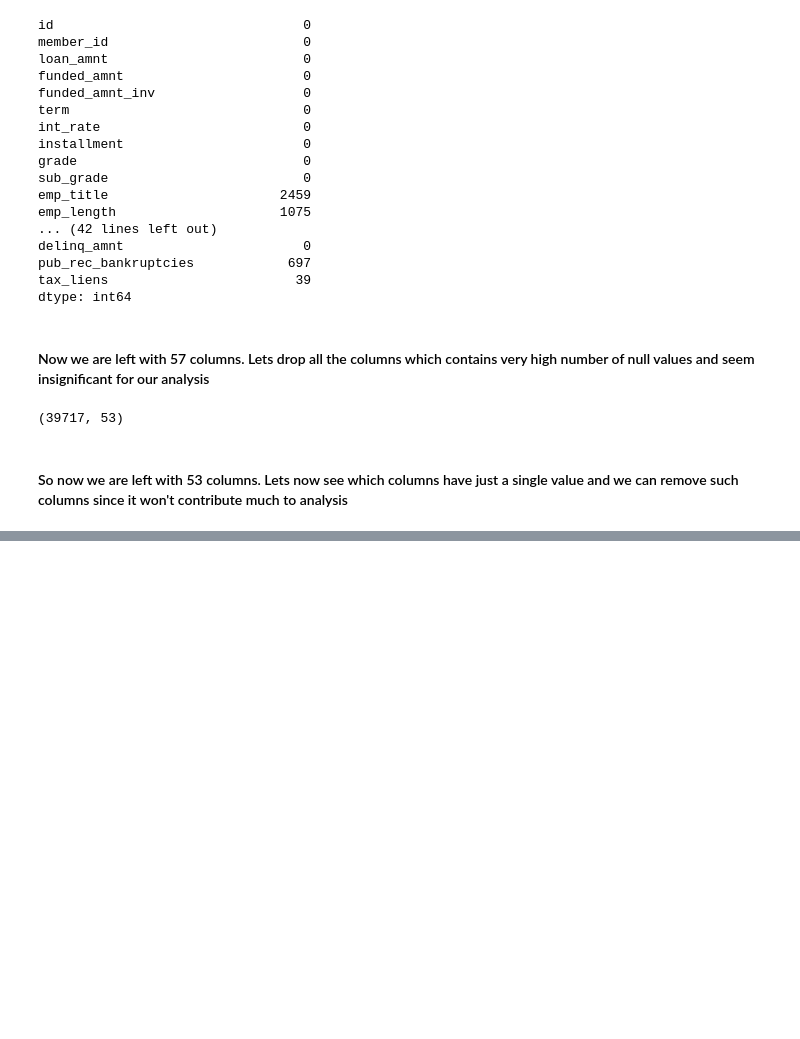
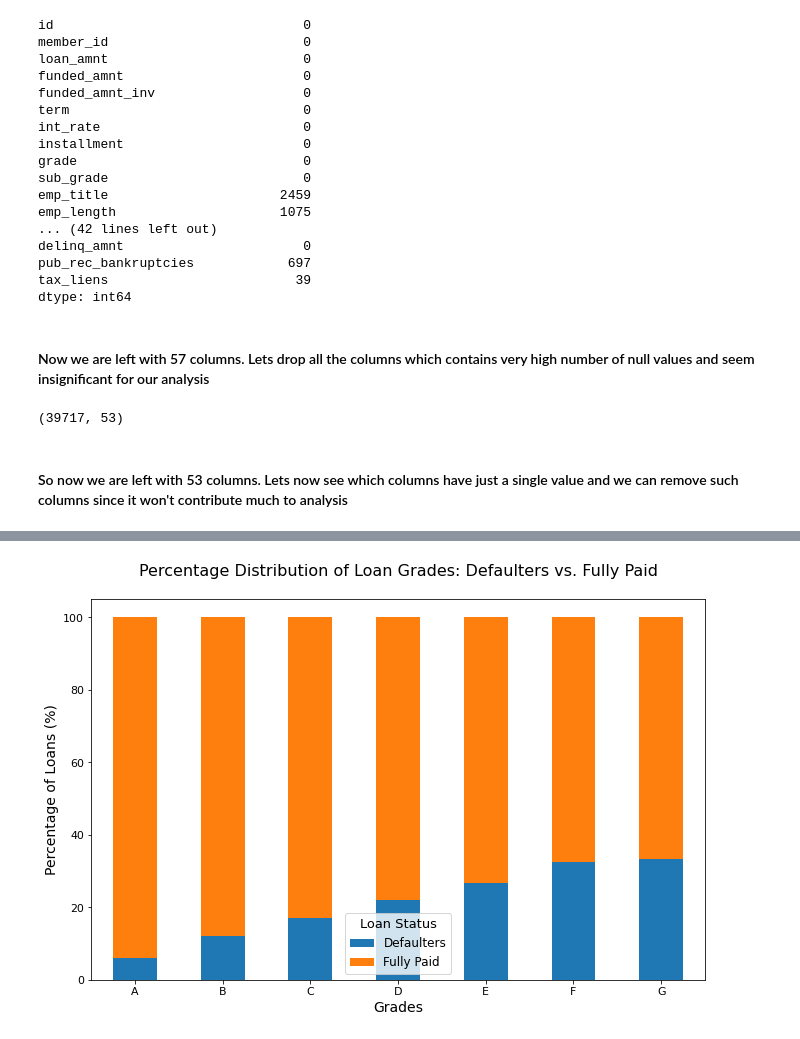
Before and after one commit to balkrishnan/LendingClubCase_upGrad_BalkrishnanV_BhavyaK, a Jupyter notebook: bhavyatemp/final.ipynb, the cells around one changed output, grey strips where cells are left out. Drawn from its saved outputs; the diff is of its cells as text; code cells hidden in the pictures; blank space fills up the shorter version.

```diff
--- a/bhavyatemp/final.ipynb
+++ b/bhavyatemp/final.ipynb
@@ -64,0 +416,13 @@ df.shape
+# %%
+df_grade['Total'] = df_grade.Defaulters + df_grade['Fully Paid']
+df_grade = df_grade.apply(lambda x: x.apply(lambda y: y*100/x['Total']) ,axis = 1).drop(['Total'],axis=1)
+df_grade.plot(kind='bar',stacked=True,figsize=(11,7))
+plt.xticks(rotation=0,fontsize=11)
+plt.yticks(fontsize=11)
+plt.title('Percentage Distribution of Loan Grades: Defaulters vs. Fully Paid\n', fontsize=16)
+plt.ylabel('Percentage of Loans (%)', fontsize=14)
+plt.xlabel('Grades', fontsize=14)
+plt.legend(title='Loan Status', fontsize=12, title_fontsize='13')
+plt.show()
+# %% [output]
+[figure, added]
```
Also changed, not shown: parts of 70 cells of this notebook.
